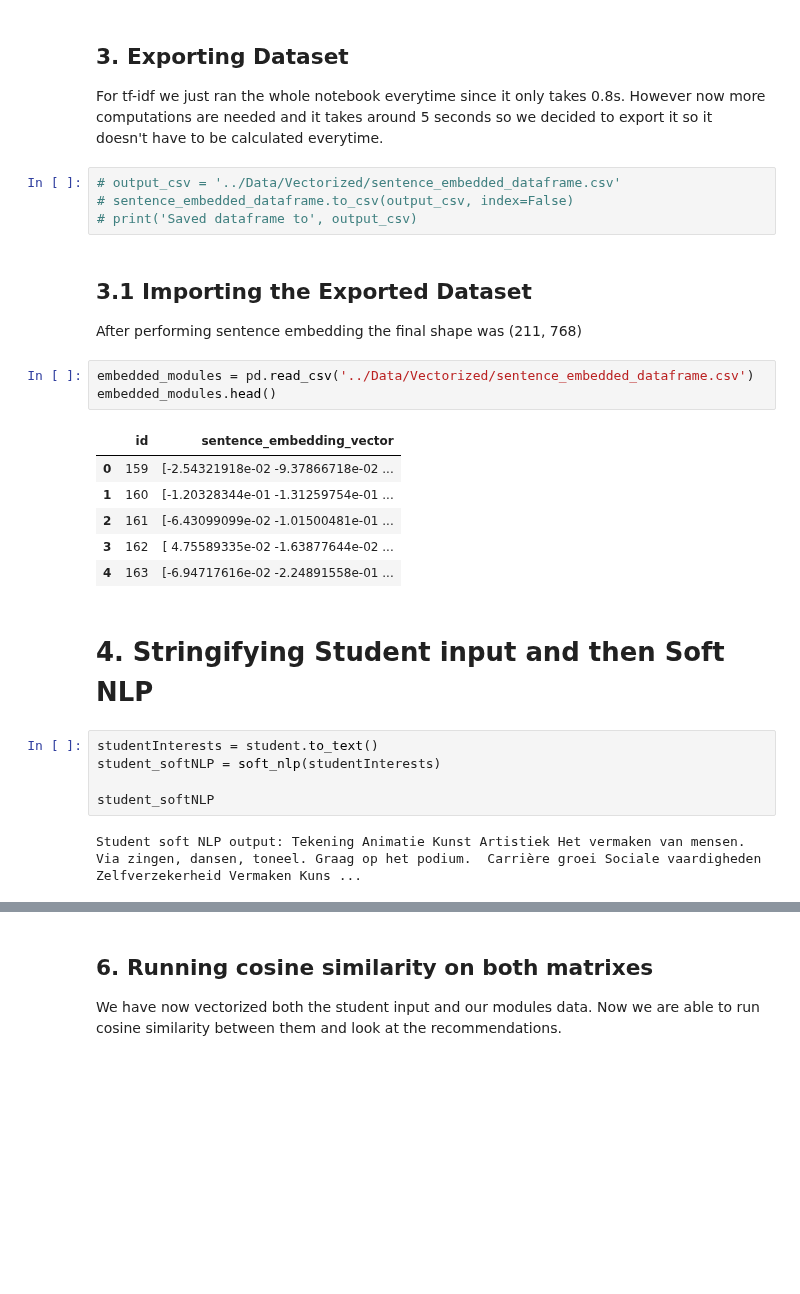
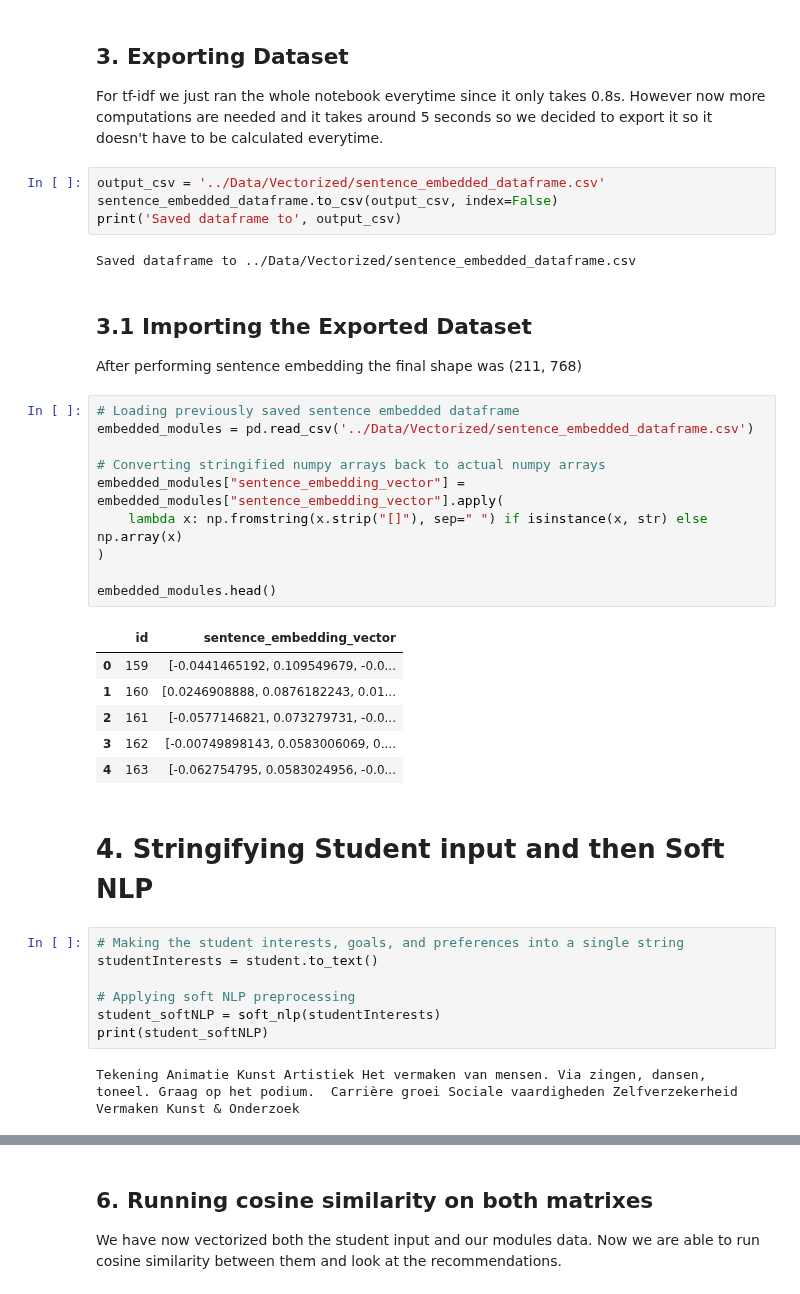
Before and after one commit to DanielvG-IT/Avans, a Jupyter notebook: Notebooks/3.2_model_training_se.ipynb, the cells around one changed output, grey strips where cells are left out. Drawn from its saved outputs; the diff is of its cells as text; blank space fills up the shorter version.

```diff
--- a/Notebooks/3.2_model_training_se.ipynb
+++ b/Notebooks/3.2_model_training_se.ipynb
@@ -122,30 +137,41 @@ This time we'll be using sentence embedding for our vectorization. We selected S
 ## 3. Exporting Dataset
 For tf-idf we just ran the whole notebook everytime since it only takes 0.8s. However now more computations are needed and it takes around 5 seconds so we decided to export it so it doesn't have to be calculated everytime.
 # %%
-# output_csv = '../Data/Vectorized/sentence_embedded_dataframe.csv'
-# sentence_embedded_dataframe.to_csv(output_csv, index=False)
-# print('Saved dataframe to', output_csv)
+output_csv = '../Data/Vectorized/sentence_embedded_dataframe.csv'
+sentence_embedded_dataframe.to_csv(output_csv, index=False)
+print('Saved dataframe to', output_csv)
+# %% [output]
+Saved dataframe to ../Data/Vectorized/sentence_embedded_dataframe.csv
 # %% [markdown]
 ## 3.1 Importing the Exported Dataset
 After performing sentence embedding the final shape was (211, 768)
 # %%
+# Loading previously saved sentence embedded dataframe
 embedded_modules = pd.read_csv('../Data/Vectorized/sentence_embedded_dataframe.csv')
+
+# Converting stringified numpy arrays back to actual numpy arrays
+embedded_modules["sentence_embedding_vector"] = embedded_modules["sentence_embedding_vector"].apply(
+    lambda x: np.fromstring(x.strip("[]"), sep=" ") if isinstance(x, str) else np.array(x)
+)
+
 embedded_modules.head()
 # %% [output]
 |  | id | sentence_embedding_vector |
-| 0 | 159 | [-2.54321918e-02 -9.37866718e-02 ... |
-| 1 | 160 | [-1.20328344e-01 -1.31259754e-01 ... |
-| 2 | 161 | [-6.43099099e-02 -1.01500481e-01 ... |
-| 3 | 162 | [ 4.75589335e-02 -1.63877644e-02 ... |
-| 4 | 163 | [-6.94717616e-02 -2.24891558e-01 ... |
+| 0 | 159 | [-0.0441465192, 0.109549679, -0.0... |
+| 1 | 160 | [0.0246908888, 0.0876182243, 0.01... |
+| 2 | 161 | [-0.0577146821, 0.073279731, -0.0... |
+| 3 | 162 | [-0.00749898143, 0.0583006069, 0.... |
+| 4 | 163 | [-0.062754795, 0.0583024956, -0.0... |
 # %% [markdown]
 # 4. Stringifying Student input and then Soft NLP
 # %%
+# Making the student interests, goals, and preferences into a single string
 studentInterests = student.to_text()
+
+# Applying soft NLP preprocessing
 student_softNLP = soft_nlp(studentInterests)
-
-student_softNLP
+print(student_softNLP)
 # %% [output]
-Student soft NLP output: Tekening Animatie Kunst Artistiek Het vermaken van mensen. Via zingen, dansen, toneel. Graag op het podium.  Carrière groei Sociale vaardigheden Zelfverzekerheid Vermaken Kuns ...
+Tekening Animatie Kunst Artistiek Het vermaken van mensen. Via zingen, dansen, toneel. Graag op het podium.  Carrière groei Sociale vaardigheden Zelfverzekerheid Vermaken Kunst & Onderzoek
 # %% [markdown]
 ## 5. Vectorization Student Input
```
Also changed, not shown: parts of 9 cells of this notebook.
